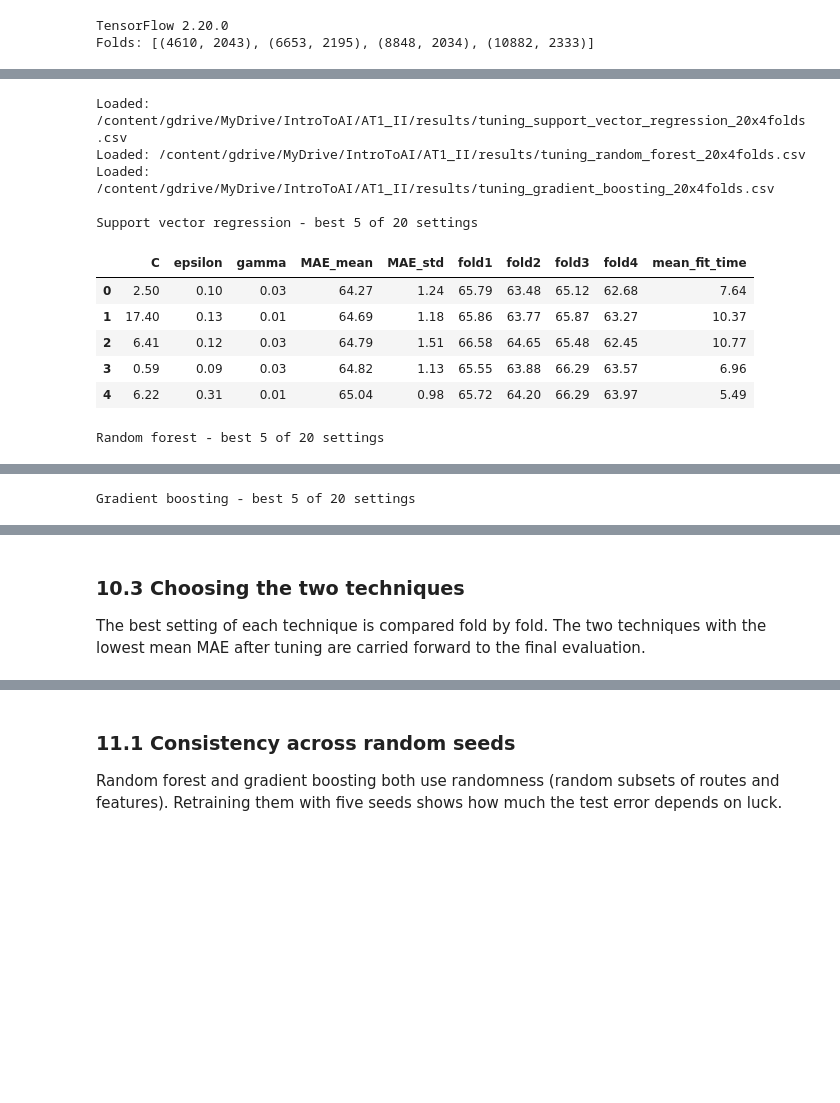
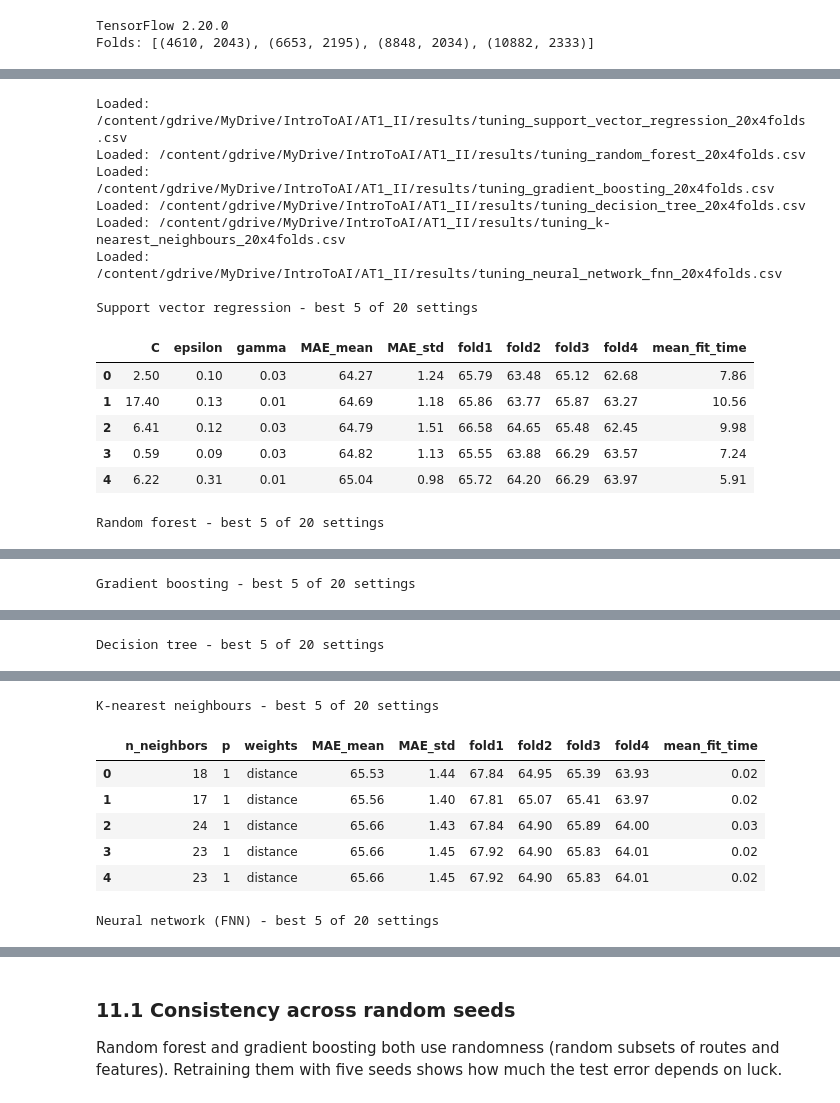
Before and after one commit to brucenguyen0302-code/last-mile-route-duration, a Jupyter notebook: notebooks/AT1_II_route_duration.ipynb, the cells around one changed output, grey strips where cells are left out. Saved outputs shown, nothing was run; the diff lists cells and outputs as text; code cells hidden in the pictures; blank space fills up the shorter version.

```diff
--- a/notebooks/AT1_II_route_duration.ipynb
+++ b/notebooks/AT1_II_route_duration.ipynb
@@ -801,6 +747,8 @@ from sklearn.tree import DecisionTreeRegressor
 from sklearn.ensemble import RandomForestRegressor, GradientBoostingRegressor
 from sklearn.neighbors import KNeighborsRegressor
 from sklearn.svm import SVR
+
+REUSE_SAVED_RESULTS = True
 
 class KerasFNN(BaseEstimator, RegressorMixin):
     def __init__(self, hidden=(512, 512, 100), dropout=0.0, learning_rate=1e-3, epochs=20,
@@ -882,7 +826,7 @@ candidates = {
 }
 
 SCREEN_FILE = os.path.join(RESULTS_DIR, 'screening_4folds_lab_settings.csv')
-if os.path.exists(SCREEN_FILE):
+if REUSE_SAVED_RESULTS and os.path.exists(SCREEN_FILE):
     screening = pd.read_csv(SCREEN_FILE)
     print('Loaded:', SCREEN_FILE)
 else:
@@ -943,4 +884,5 @@ attempts than another.
 # %%
+import ast
 from scipy.stats import loguniform, uniform, randint
 from sklearn.model_selection import RandomizedSearchCV
 
@@ -967,51 +909,72 @@ search_spaces = {
         'subsample': [0.7, 0.85, 1.0],
         'min_samples_leaf': [1, 5, 20, 50],
     }),
+    'Decision tree': (DecisionTreeRegressor(random_state=SEED), {
+        'max_depth': [None, 4, 6, 8, 10, 12, 16, 20],
+        'min_samples_leaf': [1, 2, 5, 10, 20, 50],
+        'min_samples_split': [2, 5, 10, 20, 50],
+        'max_features': [1.0, 0.7, 0.5],
+    }),
+    'K-nearest neighbours': (KNeighborsRegressor(), {
+        'n_neighbors': randint(3, 60),
+        'weights': ['uniform', 'distance'],
+        'p': [1, 2],
+    }),
+    'Neural network (FNN)': (KerasFNN(epochs=200, early_stopping=True), {
+        'hidden': [(64, 32), (128, 64), (256, 128), (128, 64, 32), (256, 128, 64), (512, 512, 100)],
+        'dropout': [0.0, 0.1, 0.2, 0.3],
+        'learning_rate': loguniform(1e-4, 1e-2),
+        'batch_size': [32, 64, 128],
+    }),
 }
 
 def run_search(name):
     regressor, space = search_spaces[name]
-    path = os.path.join(RESULTS_DIR, f"tuning_{name.lower().replace(' ', '_')}_{N_SETTINGS}x4folds.csv")
-    if os.path.exists(path):
+    slug = name.lower().replace(' ', '_').replace('(', '').replace(')', '')
+    path = os.path.join(RESULTS_DIR, f'tuning_{slug}_{N_SETTINGS}x4folds.csv')
+    if REUSE_SAVED_RESULTS and os.path.exists(path):
         print('Loaded:', path)
         return pd.read_csv(path)
     search = RandomizedSearchCV(
         make_pipeline(regressor),
         {f'model__regressor__{k}': v for k, v in space.items()},
         n_iter=N_SETTINGS, cv=CV_SPLITS, scoring='neg_mean_absolute_error',
-        random_state=SEED, n_jobs=-1, refit=False,
+        random_state=SEED, n_jobs=1 if 'Neural' in name else -1, refit=False,
     )
     start = time.perf_counter()
     search.fit(X_dev, y_dev)
     table = pd.DataFrame(search.cv_results_)
     table['MAE_mean'] = -table['mean_test_score']
     table['MAE_std'] = table['std_test_score']
     for i in range(len(FOLDS)):
         table[f'fold{i + 1}'] = -table[f'split{i}_test_score']
     params = [c for c in table.columns if c.startswith('param_')]
     table = table[params + ['MAE_mean', 'MAE_std'] + [f'fold{i + 1}' for i in range(len(FOLDS))]
                   + ['mean_fit_time']].sort_values('MAE_mean')
     table.columns = [c.replace('param_model__regressor__', '') for c in table.columns]
     table.to_csv(path, index=False)
     print(f'{name}: {time.perf_counter() - start:.0f} s, saved {path}')
     return table
 
 tuning = {name: run_search(name) for name in search_spaces}
 for name, table in tuning.items():
     print(f'\n{name} - best 5 of {N_SETTINGS} settings')
     display(table.head(5).round(3))
 # %% [output]
 Loaded: /content/gdrive/MyDrive/IntroToAI/AT1_II/results/tuning_support_vector_regression_20x4folds.csv
 Loaded: /content/gdrive/MyDrive/IntroToAI/AT1_II/results/tuning_random_forest_20x4folds.csv
 Loaded: /content/gdrive/MyDrive/IntroToAI/AT1_II/results/tuning_gradient_boosting_20x4folds.csv
+Loaded: /content/gdrive/MyDrive/IntroToAI/AT1_II/results/tuning_decision_tree_20x4folds.csv
+Loaded: /content/gdrive/MyDrive/IntroToAI/AT1_II/results/tuning_k-nearest_neighbours_20x4folds.csv
+Loaded: /content/gdrive/MyDrive/IntroToAI/AT1_II/results/tuning_neural_network_fnn_20x4folds.csv
 
 Support vector regression - best 5 of 20 settings
 |  | C | epsilon | gamma | MAE_mean | MAE_std | fold1 | fold2 | fold3 | fold4 | mean_fit_time |
-| 0 | 2.50 | 0.10 | 0.03 | 64.27 | 1.24 | 65.79 | 63.48 | 65.12 | 62.68 | 7.64 |
-| 1 | 17.40 | 0.13 | 0.01 | 64.69 | 1.18 | 65.86 | 63.77 | 65.87 | 63.27 | 10.37 |
-| 2 | 6.41 | 0.12 | 0.03 | 64.79 | 1.51 | 66.58 | 64.65 | 65.48 | 62.45 | 10.77 |
-| 3 | 0.59 | 0.09 | 0.03 | 64.82 | 1.13 | 65.55 | 63.88 | 66.29 | 63.57 | 6.96 |
-| 4 | 6.22 | 0.31 | 0.01 | 65.04 | 0.98 | 65.72 | 64.20 | 66.29 | 63.97 | 5.49 |
+| 0 | 2.50 | 0.10 | 0.03 | 64.27 | 1.24 | 65.79 | 63.48 | 65.12 | 62.68 | 7.86 |
+| 1 | 17.40 | 0.13 | 0.01 | 64.69 | 1.18 | 65.86 | 63.77 | 65.87 | 63.27 | 10.56 |
+| 2 | 6.41 | 0.12 | 0.03 | 64.79 | 1.51 | 66.58 | 64.65 | 65.48 | 62.45 | 9.98 |
+| 3 | 0.59 | 0.09 | 0.03 | 64.82 | 1.13 | 65.55 | 63.88 | 66.29 | 63.57 | 7.24 |
+| 4 | 6.22 | 0.31 | 0.01 | 65.04 | 0.98 | 65.72 | 64.20 | 66.29 | 63.97 | 5.91 |
 Random forest - best 5 of 20 settings
 |  | max_depth | max_features | min_samples_leaf | n_estimators | MAE_mean | MAE_std | fold1 | fold2 | fold3 | ... |
 | 0 | 20 | sqrt | 1 | 148 | 62.89 | 1.92 | 65.35 | 61.61 | 64.06 | ... |
@@ -1026,3 +989,4 @@ Gradient boosting - best 5 of 20 settings
 | 2 | 0.04 | 6 | 50 | 459 | 1.00 | 63.84 | 1.94 | 65.66 | ... |
 | 3 | 0.08 | 5 | 20 | 527 | 0.70 | 64.04 | 2.02 | 66.59 | ... |
 | 4 | 0.02 | 6 | 1 | 444 | 1.00 | 64.66 | 1.75 | 66.88 | ... |
+Decision tree - best 5 of 20 settings
@@ -1028,0 +999,8 @@ Gradient boosting - best 5 of 20 settings
+K-nearest neighbours - best 5 of 20 settings
+|  | n_neighbors | p | weights | MAE_mean | MAE_std | fold1 | fold2 | fold3 | fold4 | mean_fit_time |
+| 0 | 18 | 1 | distance | 65.53 | 1.44 | 67.84 | 64.95 | 65.39 | 63.93 | 0.02 |
+| 1 | 17 | 1 | distance | 65.56 | 1.40 | 67.81 | 65.07 | 65.41 | 63.97 | 0.02 |
+| 2 | 24 | 1 | distance | 65.66 | 1.43 | 67.84 | 64.90 | 65.89 | 64.00 | 0.03 |
+| 3 | 23 | 1 | distance | 65.66 | 1.45 | 67.92 | 64.90 | 65.83 | 64.01 | 0.02 |
+| 4 | 23 | 1 | distance | 65.66 | 1.45 | 67.92 | 64.90 | 65.83 | 64.01 | 0.02 |
+Neural network (FNN) - best 5 of 20 settings
@@ -1029,5 +1012,0 @@ Gradient boosting - best 5 of 20 settings
-# %% [markdown]
-### 10.3 Choosing the two techniques
-
-The best setting of each technique is compared fold by fold. The two techniques with the lowest mean MAE after
-tuning are carried forward to the final evaluation.
```
Also changed, not shown: parts of 23 cells of this notebook.
